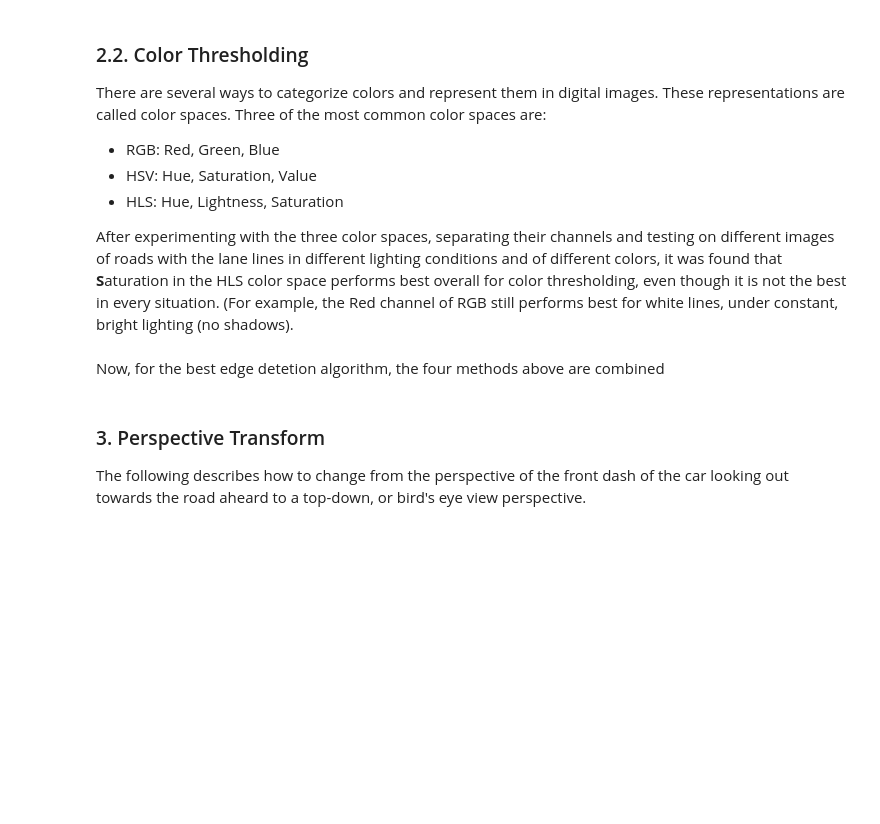
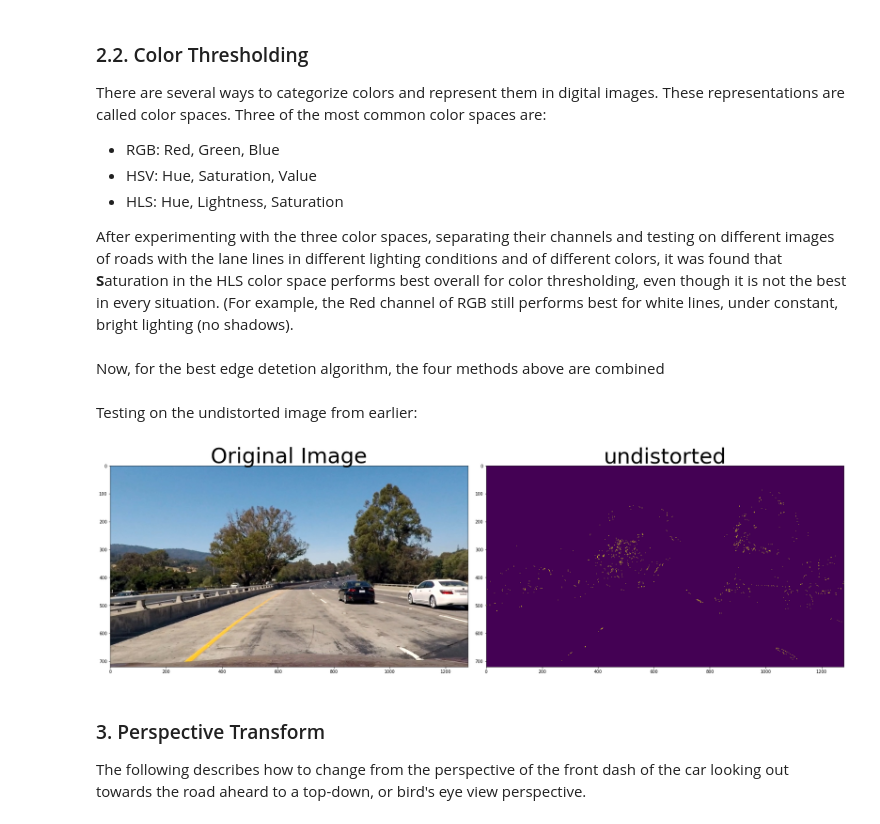
Before and after one commit to JPWILSON/Advanced_Lane_Finding, a Jupyter notebook: Advanced Lane Finding Techniques.ipynb, the cells around one changed output. Saved outputs shown, nothing was run; the diff lists cells and outputs as text; code cells hidden in the pictures; blank space fills up the shorter version.

```diff
--- a/Advanced Lane Finding Techniques.ipynb
+++ b/Advanced Lane Finding Techniques.ipynb
@@ -114,19 +112,3 @@ in either the x or y direction.
     * Absolute value thresholding of Sobel x or Sobel y
     * Gradient Magnitude
     * Gradient Direction
-# %%
--
-
-'''
-# Choose a Sobel kernel size
-ksize = 3 # Choose a larger odd number to smooth gradient measurements
-
-# Apply each of the thresholding functions
-gradx = abs_sobel_thresh(image, orient='x', sobel_kernel=ksize, thresh=(0, 255))
-grady = abs_sobel_thresh(image, orient='y', sobel_kernel=ksize, thresh=(0, 255))
-mag_binary = mag_thresh(image, sobel_kernel=ksize, mag_thresh=(0, 255))
-dir_binary = dir_threshold(image, sobel_kernel=ksize, thresh=(0, np.pi/2))
-
-combined = np.zeros_like(dir_binary)
-combined[((gradx == 1) & (grady == 1)) | ((mag_binary == 1) & (dir_binary == 1))] = 1
-'''
@@ -141,14 +167,30 @@ There are several ways to categorize colors and represent them in digital images
 
 After experimenting with the three color spaces, separating their channels and testing on different images of roads with the lane lines in different lighting conditions and of different colors, it was found that **S**aturation in the HLS color space performs best overall for color thresholding, even though it is not the best in every situation. (For example, the Red channel of RGB still performs best for white lines, under constant, bright lighting (no shadows).
 # %%
-def hls_saturation(img, thresh=(0, 255)):
+# Color thresholding, taking the saturation channel from the HLS color space
+def hls_saturation(img, thresh=(90, 220)):
     hls = cv2.cvtColor(img, cv2.COLOR_RGB2HLS)
-    S = hls[:,:,2]
-    binary_op = np.zeros_like(S)
-    binary_op[(S > thresh[0]) & (S <= thresh[1])] = 1
-    return binary_op
+    s = hls[:,:,2]
+    binary_s = np.zeros_like(s)
+    binary_s[(s >= thresh[0]) & (s <= thresh[1])] = 1
+    return binary_s
 # %% [markdown]
 Now, for the best edge detetion algorithm, the four methods above are combined
+# %%
+# Now, COMBINE color and grad!!!!
+def combined(img):
+    grd = combine_grad_thresh(img)
+    sat = hls_saturation(img)
+    comb_bin = np.zeros_like(grd)
+    comb_bin[(grd == 1) & (sat == 1)] = 1
+    return comb_bin
+# %% [markdown]
+Testing on the undistorted image from earlier:
+# %%
+lines_detected = combined(undistorted)
+plotting(undistorted, lines_detected)
+# %% [output]
+[figure, added]
 # %% [markdown]
 ### 3. Perspective Transform
 
```
Also changed, not shown: parts of 9 cells of this notebook, 1 other file.
